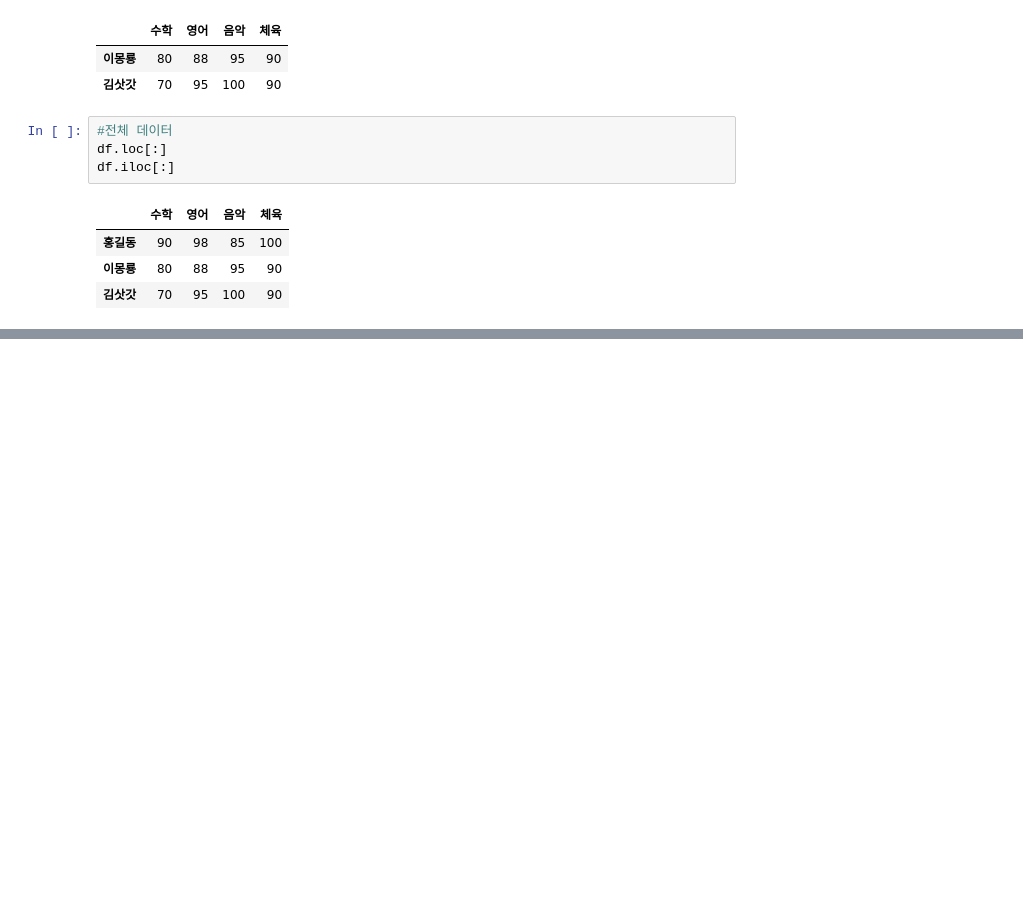
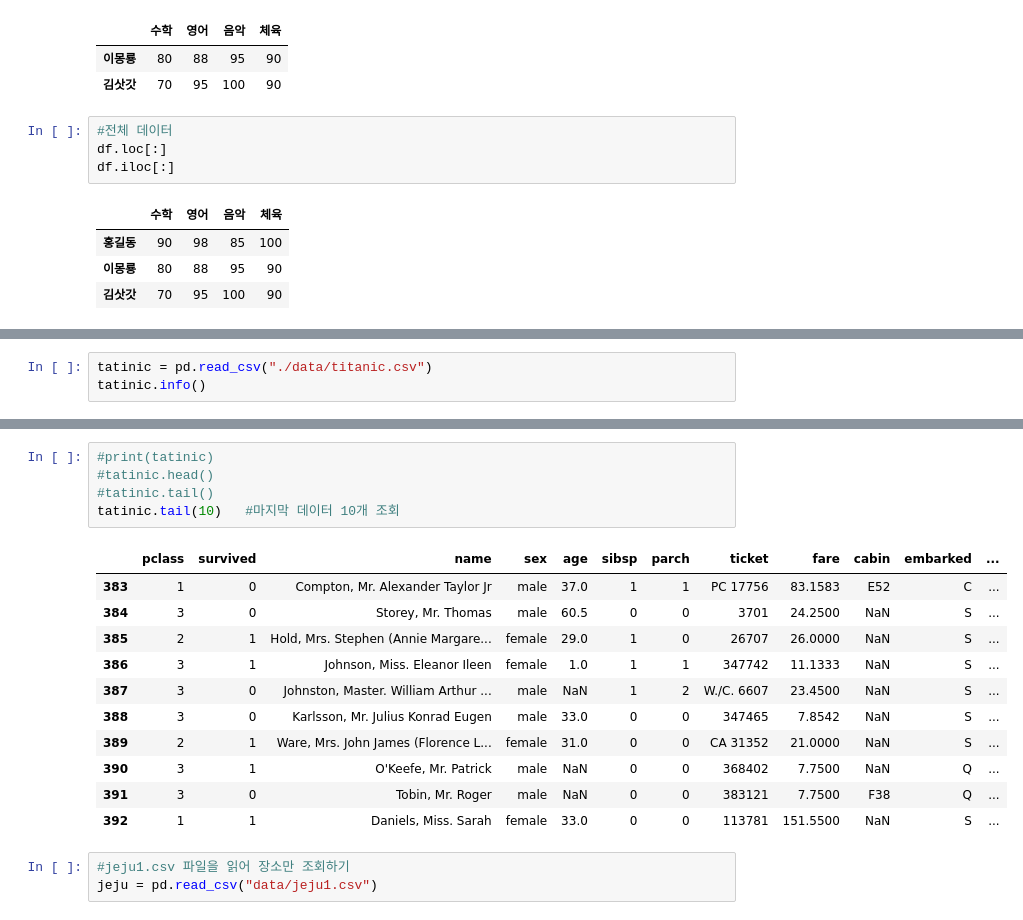
Before and after one commit to kmsclass/ems, a Jupyter notebook: 20240704.ipynb, the cells around one changed output, grey strips where cells are left out. Saved outputs shown, nothing was run; the diff lists cells and outputs as text; blank space fills up the shorter version.

```diff
--- a/20240704.ipynb
+++ b/20240704.ipynb
@@ -528,0 +603,3 @@ df.iloc[:]
+# %%
+tatinic = pd.read_csv("./data/titanic.csv")
+tatinic.info()
@@ -528,0 +654,20 @@ df.iloc[:]
+# %%
+#print(tatinic)
+#tatinic.head()
+#tatinic.tail()
+tatinic.tail(10)   #마지막 데이터 10개 조회
+# %% [output]
+|  | pclass | survived | name | sex | age | sibsp | parch | ticket | fare | cabin | embarked | ... |
+| 383 | 1 | 0 | Compton, Mr. Alexander Taylor Jr | male | 37.0 | 1 | 1 | PC 17756 | 83.1583 | E52 | C | ... |
+| 384 | 3 | 0 | Storey, Mr. Thomas | male | 60.5 | 0 | 0 | 3701 | 24.2500 | NaN | S | ... |
+| 385 | 2 | 1 | Hold, Mrs. Stephen (Annie Margare... | female | 29.0 | 1 | 0 | 26707 | 26.0000 | NaN | S | ... |
+| 386 | 3 | 1 | Johnson, Miss. Eleanor Ileen | female | 1.0 | 1 | 1 | 347742 | 11.1333 | NaN | S | ... |
+| 387 | 3 | 0 | Johnston, Master. William Arthur ... | male | NaN | 1 | 2 | W./C. 6607 | 23.4500 | NaN | S | ... |
+| 388 | 3 | 0 | Karlsson, Mr. Julius Konrad Eugen | male | 33.0 | 0 | 0 | 347465 | 7.8542 | NaN | S | ... |
+| 389 | 2 | 1 | Ware, Mrs. John James (Florence L... | female | 31.0 | 0 | 0 | CA 31352 | 21.0000 | NaN | S | ... |
+| 390 | 3 | 1 | O'Keefe, Mr. Patrick | male | NaN | 0 | 0 | 368402 | 7.7500 | NaN | Q | ... |
+| 391 | 3 | 0 | Tobin, Mr. Roger | male | NaN | 0 | 0 | 383121 | 7.7500 | F38 | Q | ... |
+| 392 | 1 | 1 | Daniels, Miss. Sarah | female | 33.0 | 0 | 0 | 113781 | 151.5500 | NaN | S | ... |
+# %%
+#jeju1.csv 파일을 읽어 장소만 조회하기
+jeju = pd.read_csv("data/jeju1.csv")
```
Also changed, not shown: parts of 89 cells of this notebook.
